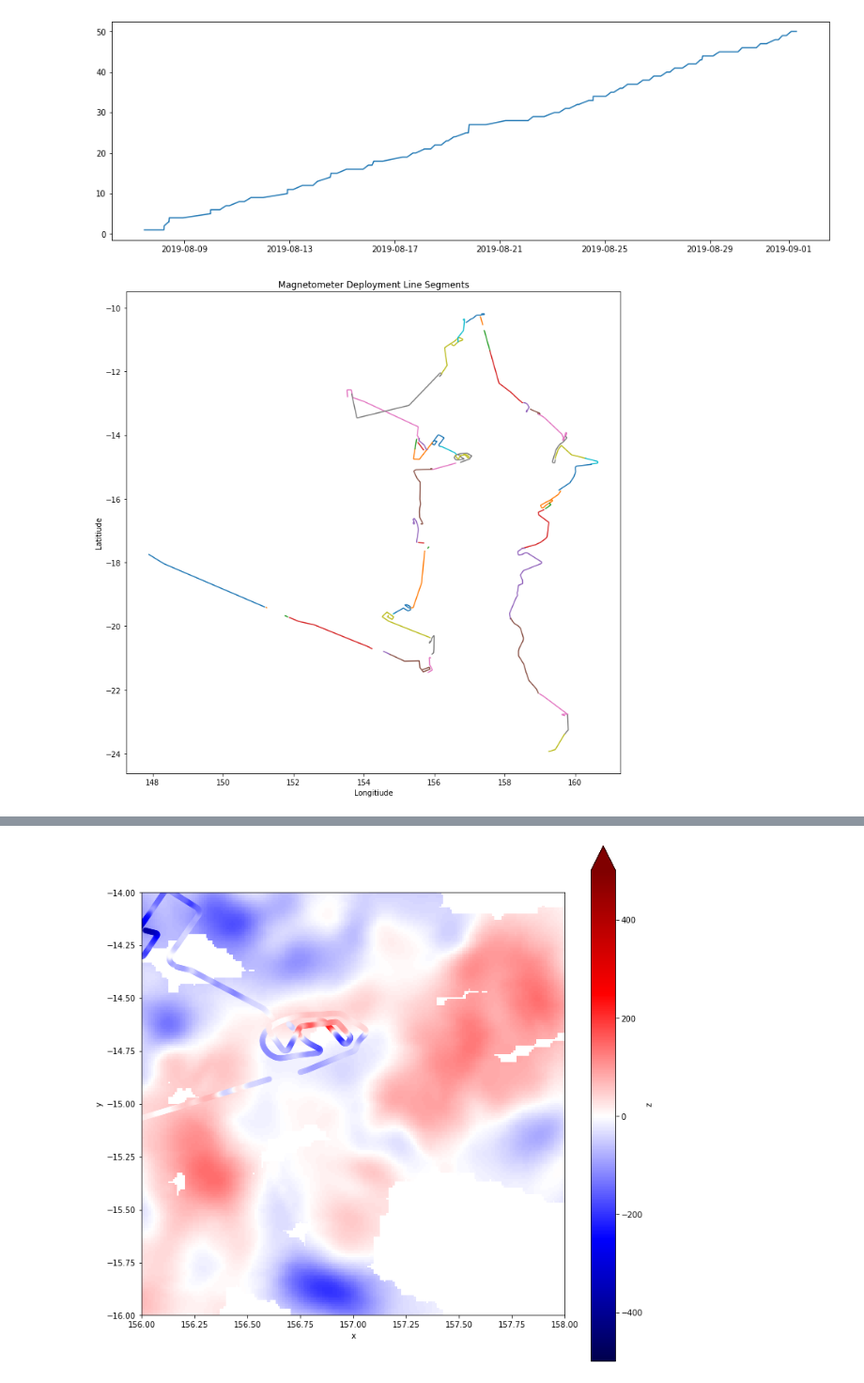
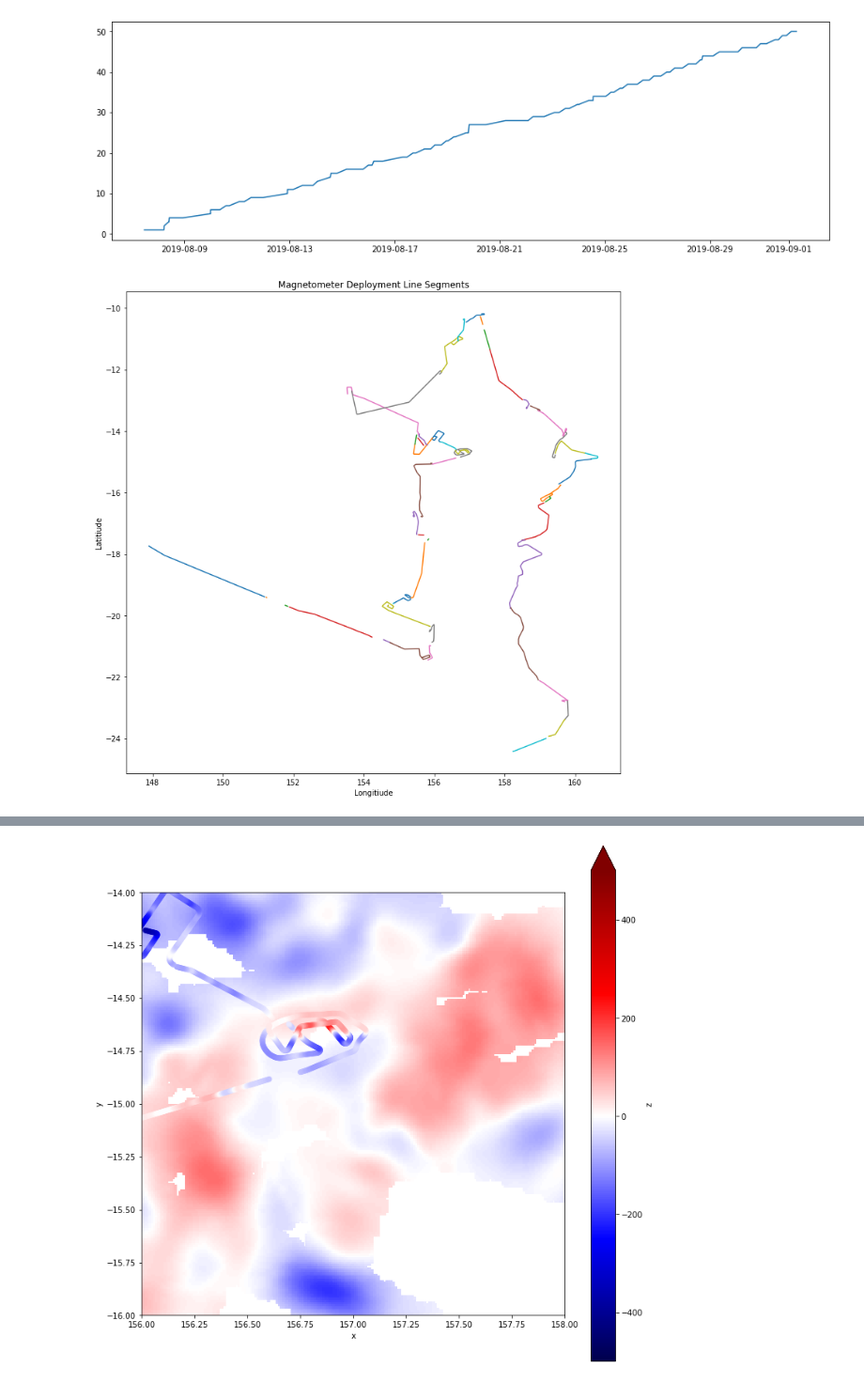
Before and after one commit to siwill22/geo-investigator, a Jupyter notebook: ECOSAT3_Magnetometer.ipynb, the cells around one changed output, grey strips where cells are left out. Shown at 94% size. Saved outputs shown, nothing was run; the diff lists cells and outputs as text; code cells hidden in the pictures.

```diff
--- a/ECOSAT3_Magnetometer.ipynb
+++ b/ECOSAT3_Magnetometer.ipynb
@@ -172,20 +167,20 @@ plt.plot(df.segment_numbers)
 # %%
 # Plot the segments with different colors to make sure they look sensible
 
 plt.figure(figsize=(12,12))
-for segment in np.arange(1,df.segment_numbers.max()):
+for segment in df.segment_numbers.unique():
 
     subset = df[df.segment_numbers==segment]
 
     plt.plot(subset.Mag_Longitude,subset.Mag_Latitude)
 
 plt.xlabel('Longitiude')
 plt.ylabel('Latitiude')
 plt.title('Magnetometer Deployment Line Segments')
 plt.savefig('in2018_v04_Magnetometer_Segments.png')
 plt.show()
 # %% [output]
-[figure, old version]
+[figure, new version]
 # %%
 # define a function to compute distance (in meters) between points specified as Long-Lat coordinates
 def ll2dist(lon,lat):
```
Also changed, not shown: parts of 4 cells of this notebook.
